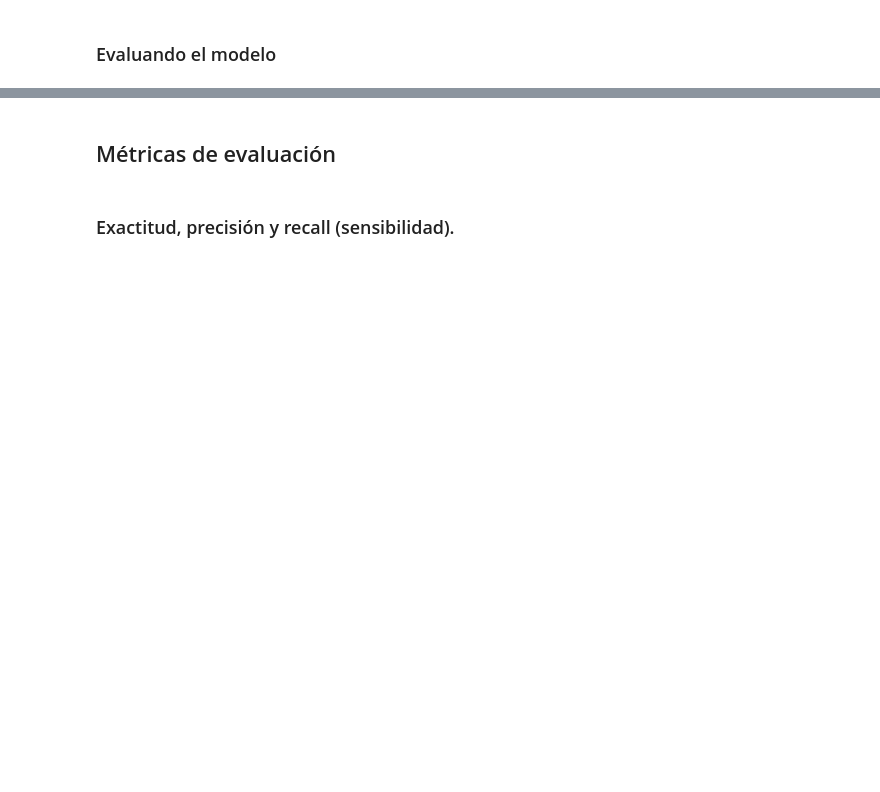
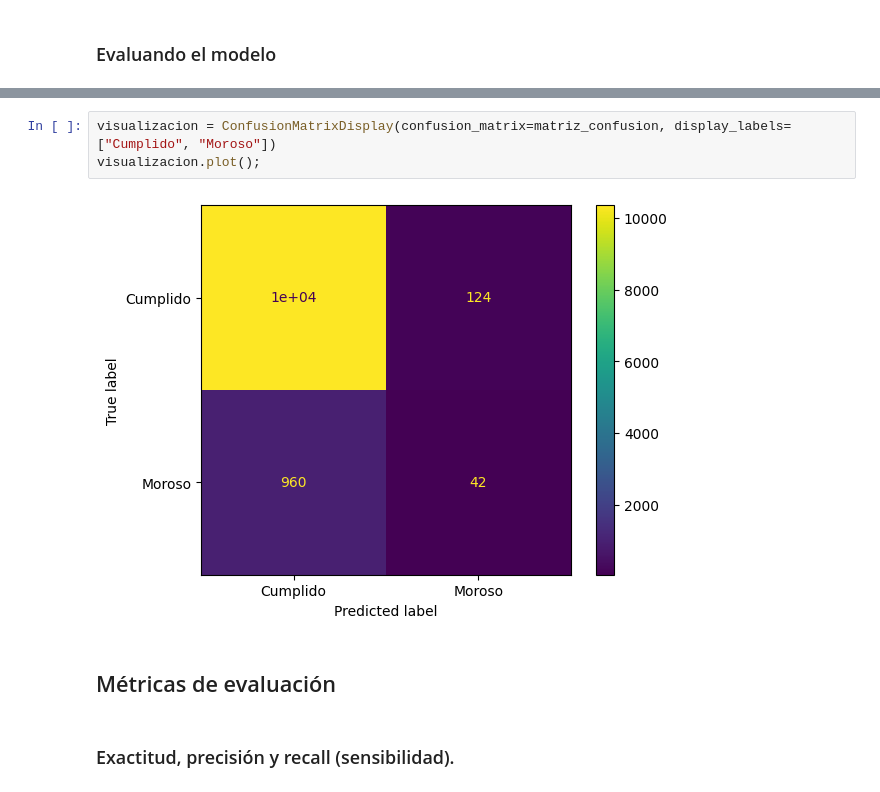
Before and after one commit to cmrondon2000/2162-clasificacion-validacion-de-modelos-y-metricas, a Jupyter notebook: Clasificacion_validacion_y_metricas.ipynb, the cells around one changed output, grey strips where cells are left out. Saved outputs shown, nothing was run; the diff lists cells and outputs as text; blank space fills up the shorter version.

```diff
--- a/Clasificacion_validacion_y_metricas.ipynb
+++ b/Clasificacion_validacion_y_metricas.ipynb
@@ -81,3 +107,8 @@ modelo.score(X_val, y_val)
+# %%
+visualizacion = ConfusionMatrixDisplay(confusion_matrix=matriz_confusion, display_labels=["Cumplido", "Moroso"])
+visualizacion.plot();
+# %% [output]
+[figure, added]
 # %% [markdown]
 ## <font color='dark'>Métricas de evaluación</h1>
 # %% [markdown]
```
Also changed, not shown: parts of 7 cells of this notebook.
